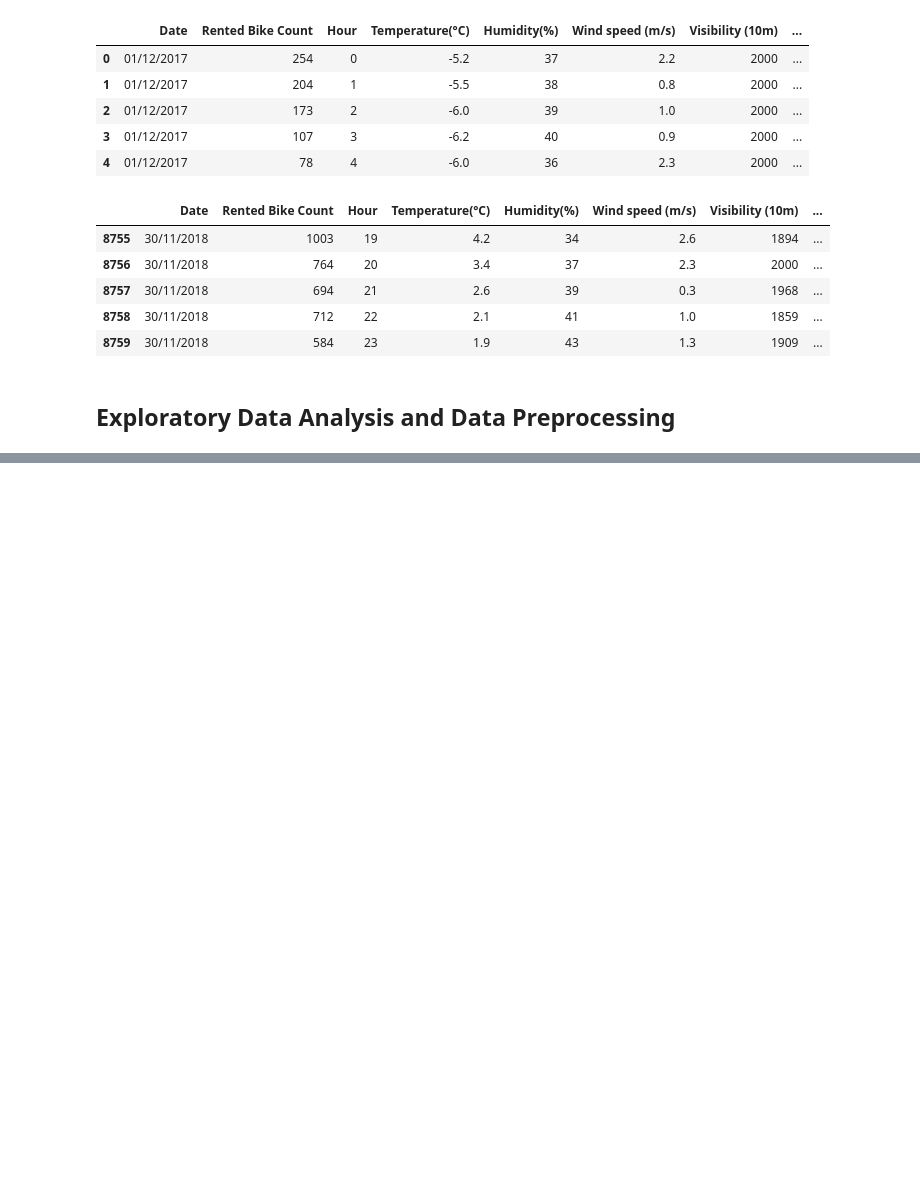
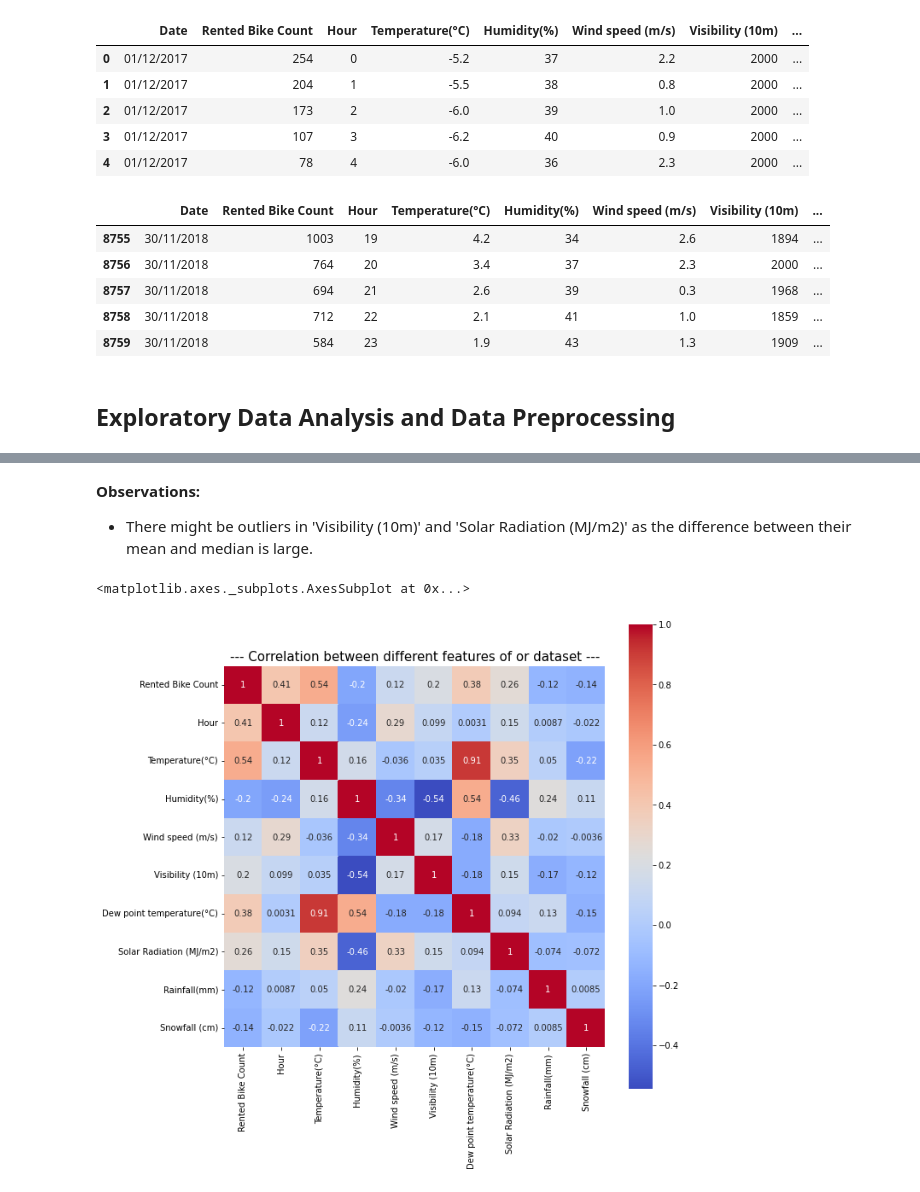
Before and after one commit to anupstar100/Seoul-Bike-Sharing-Demand-Prediction, a Jupyter notebook: SML_Capstone_Project_Bike_Sharing_Demand_Prediction_Capstone_Project.ipynb, the cells around one changed output, grey strips where cells are left out. Saved outputs shown, nothing was run; the diff lists cells and outputs as text; code cells hidden in the pictures; blank space fills up the shorter version.

```diff
--- a/SML_Capstone_Project_Bike_Sharing_Demand_Prediction_Capstone_Project.ipynb
+++ b/SML_Capstone_Project_Bike_Sharing_Demand_Prediction_Capstone_Project.ipynb
@@ -74,0 +133,5 @@ df.tail()
+# %%
+# CONVERTING THE DATA TYPE OF 'DATE' COLUMN FROM 'OBJECT' TO 'DATE'
+
+df['Date'] = pd.to_datetime(df['Date'], format = '%d/%m/%Y')
+df['Date'][:6]
@@ -74,0 +162,12 @@ df.tail()
+# %% [markdown]
+**Observations:**
+* There might be outliers in 'Visibility (10m)' and 'Solar Radiation (MJ/m2)' as the difference between their mean and median is large.
+# %%
+# CHECKING FOR CORRELATION
+
+plt.figure(figsize = (10, 10))
+plt.title('--- Correlation between different features of or dataset ---', size = 15)
+sns.heatmap(df.corr(), cmap = 'coolwarm', annot = True, square = True)
+# %% [output]
+<matplotlib.axes._subplots.AxesSubplot at 0x...>
+[figure, added]
```
Also changed, not shown: parts of 15 cells of this notebook.
